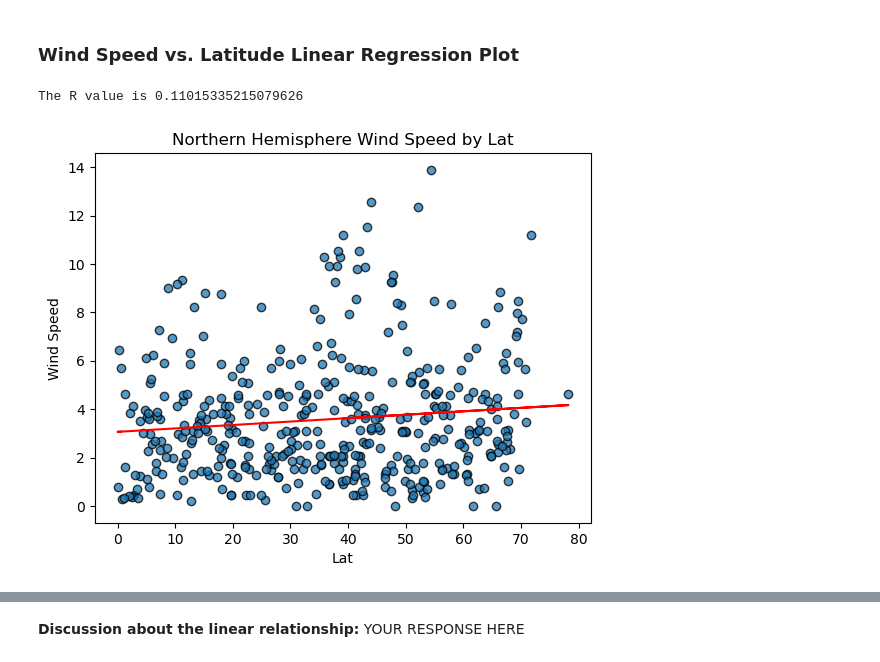
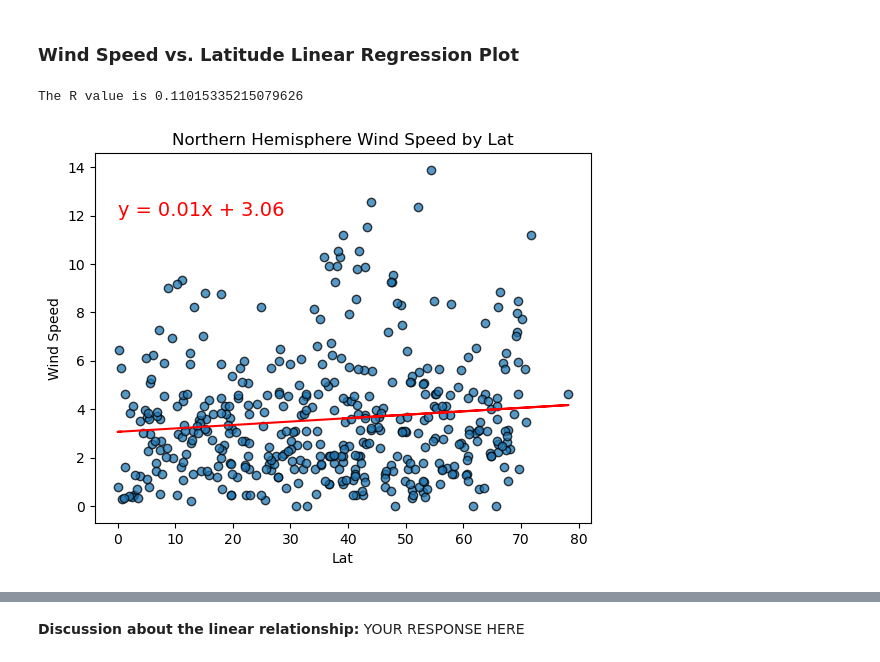
Before and after one commit to rfe123/umn_data_python_api_challenge, a Jupyter notebook: starter_code/WeatherPy.ipynb, the cells around one changed output, grey strips where cells are left out. Cells and saved outputs as stored; diff of their text form; code cells hidden in the pictures.

```diff
--- a/starter_code/WeatherPy.ipynb
+++ b/starter_code/WeatherPy.ipynb
@@ -454,21 +509,21 @@ The R value is -0.07937434009086736
 # %%
 # Northern Hemisphere
 y_var = 'Wind Speed'
 
-regr = get_regression(northern_hemi_df[x_var], northern_hemi_df[y_var])
+north_regr = get_regression(northern_hemi_df[x_var], northern_hemi_df[y_var])
 
 plt.scatter(northern_hemi_df[x_var], northern_hemi_df[y_var], alpha=0.75, edgecolors='black')
-plt.plot(northern_hemi_df[x_var], regr['reg_plot'], color='red')
-plt.annotate(regr['eq_str'], (10, 15), fontsize=14, color='red')
+plt.plot(northern_hemi_df[x_var], north_regr['reg_plot'], color='red')
+plt.annotate(north_regr['eq_str'], (0,12), fontsize=14, color='red')
 plt.title(f"Northern Hemisphere {y_var} by {x_var}")
 plt.xlabel(x_var)
 plt.ylabel(y_var)
 
-print(f"The R value is {regr['rvalue']}")
+print(f"The R value is {north_regr['rvalue']}")
 plt.show()
 # %% [output]
 The R value is 0.11015335215079626
-[figure, old version]
+[figure, new version]
 # %%
 # Southern Hemisphere
 # Linear regression on Southern Hemisphere
```
Also changed, not shown: parts of 13 cells of this notebook.
